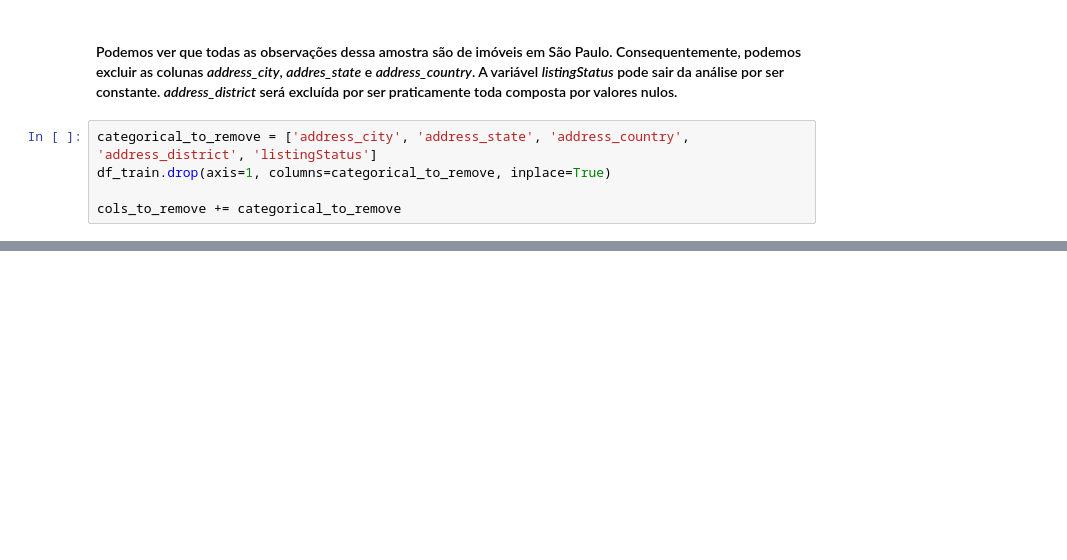
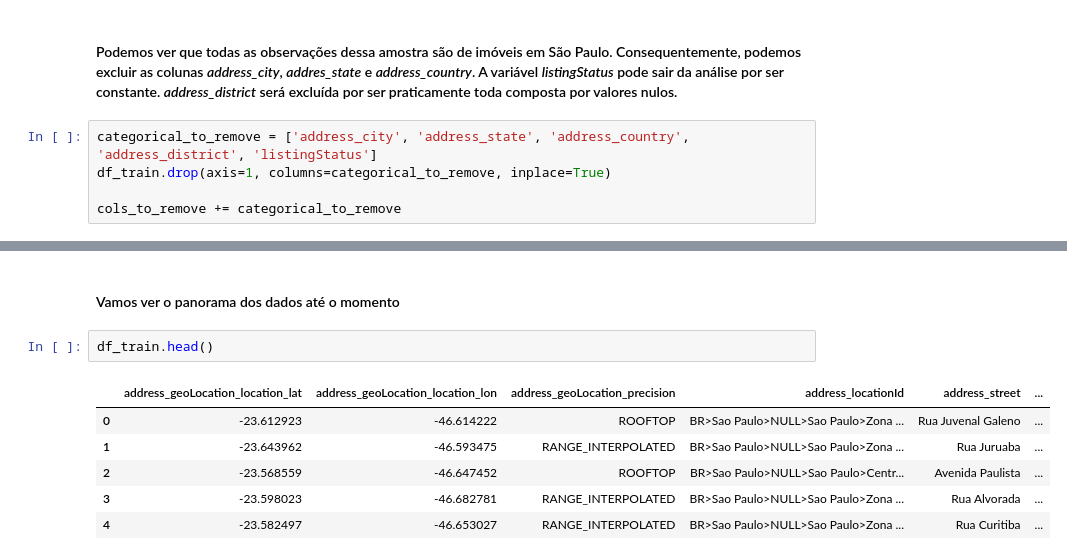
Before and after one commit to fbarscevicius/grupo-zap-ds-challenge, a Jupyter notebook: code/grupo_zap_challenge.ipynb, the cells around one changed output, grey strips where cells are left out. Saved outputs shown, nothing was run; the diff lists cells and outputs as text; blank space fills up the shorter version.

```diff
--- a/code/grupo_zap_challenge.ipynb
+++ b/code/grupo_zap_challenge.ipynb
@@ -193,0 +202,11 @@ id_col = ['id']
+# %% [markdown]
+#### Vamos ver o panorama dos dados até o momento
+# %%
+df_train.head()
+# %% [output]
+|  | address_geoLocation_location_lat | address_geoLocation_location_lon | address_geoLocation_precision | address_locationId | address_street | ... |
+| 0 | -23.612923 | -46.614222 | ROOFTOP | BR>Sao Paulo>NULL>Sao Paulo>Zona ... | Rua Juvenal Galeno | ... |
+| 1 | -23.643962 | -46.593475 | RANGE_INTERPOLATED | BR>Sao Paulo>NULL>Sao Paulo>Zona ... | Rua Juruaba | ... |
+| 2 | -23.568559 | -46.647452 | ROOFTOP | BR>Sao Paulo>NULL>Sao Paulo>Centr... | Avenida Paulista | ... |
+| 3 | -23.598023 | -46.682781 | RANGE_INTERPOLATED | BR>Sao Paulo>NULL>Sao Paulo>Zona ... | Rua Alvorada | ... |
+| 4 | -23.582497 | -46.653027 | RANGE_INTERPOLATED | BR>Sao Paulo>NULL>Sao Paulo>Zona ... | Rua Curitiba | ... |
```
Also changed, not shown: parts of 10 cells of this notebook.
